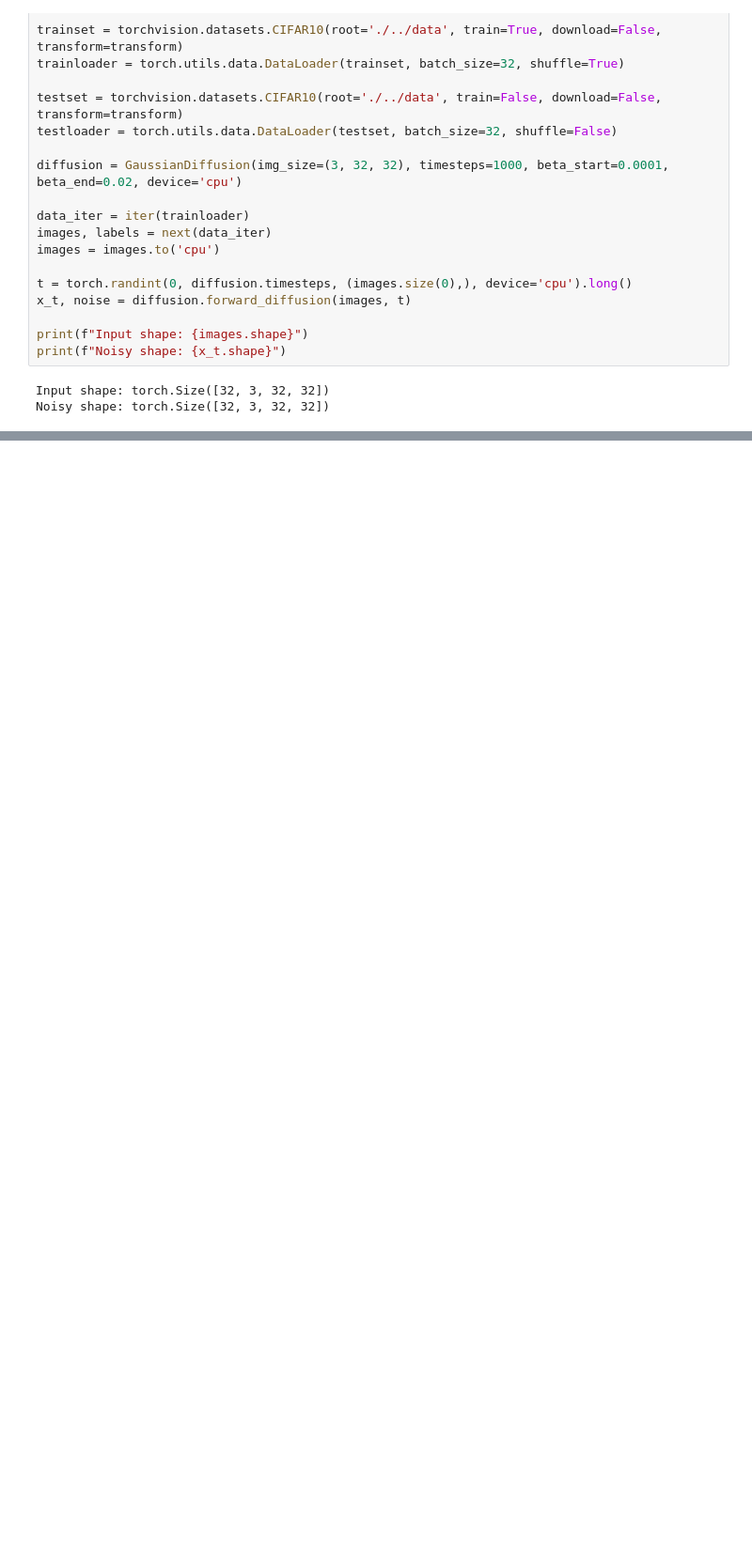
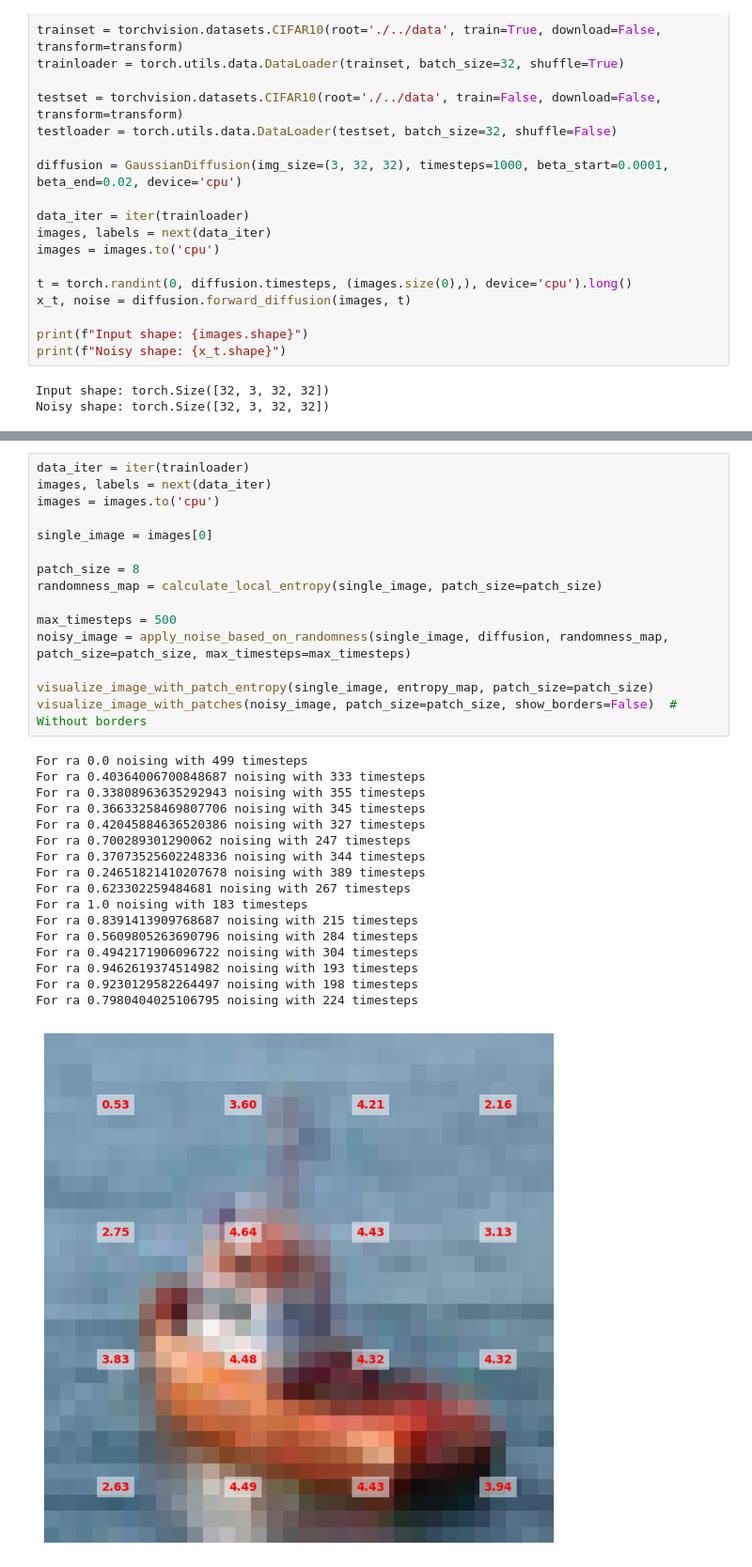
Before and after one commit to mashathepotato/noise-efficient-diffusion-model, a Jupyter notebook: notebooks/noising.ipynb, the cells around one changed output, grey strips where cells are left out. Shown: that part at 94% size. Cells and saved outputs as stored; diff of their text form; blank space fills up the shorter version.

```diff
--- a/notebooks/noising.ipynb
+++ b/notebooks/noising.ipynb
@@ -49,0 +305,33 @@ Clipping input data to the valid range for imshow with RGB data ([0..1] for floa
+# %%
+data_iter = iter(trainloader)
+images, labels = next(data_iter)
+images = images.to('cpu')
+
+single_image = images[0]
+
+patch_size = 8
+randomness_map = calculate_local_entropy(single_image, patch_size=patch_size)
+
+max_timesteps = 500
+noisy_image = apply_noise_based_on_randomness(single_image, diffusion, randomness_map, patch_size=patch_size, max_timesteps=max_timesteps)
+
+visualize_image_with_patch_entropy(single_image, entropy_map, patch_size=patch_size)
+visualize_image_with_patches(noisy_image, patch_size=patch_size, show_borders=False)  # Without borders
+# %% [output]
+For ra 0.0 noising with 499 timesteps
+For ra 0.40364006700848687 noising with 333 timesteps
+For ra 0.33808963635292943 noising with 355 timesteps
+For ra 0.36633258469807706 noising with 345 timesteps
+For ra 0.42045884636520386 noising with 327 timesteps
+For ra 0.700289301290062 noising with 247 timesteps
+For ra 0.37073525602248336 noising with 344 timesteps
+For ra 0.24651821410207678 noising with 389 timesteps
+For ra 0.623302259484681 noising with 267 timesteps
+For ra 1.0 noising with 183 timesteps
+For ra 0.8391413909768687 noising with 215 timesteps
+For ra 0.5609805263690796 noising with 284 timesteps
+For ra 0.4942171906096722 noising with 304 timesteps
+For ra 0.9462619374514982 noising with 193 timesteps
+For ra 0.9230129582264497 noising with 198 timesteps
+For ra 0.7980404025106795 noising with 224 timesteps
+[figure, added]
```
Also changed, not shown: parts of 7 cells of this notebook.
